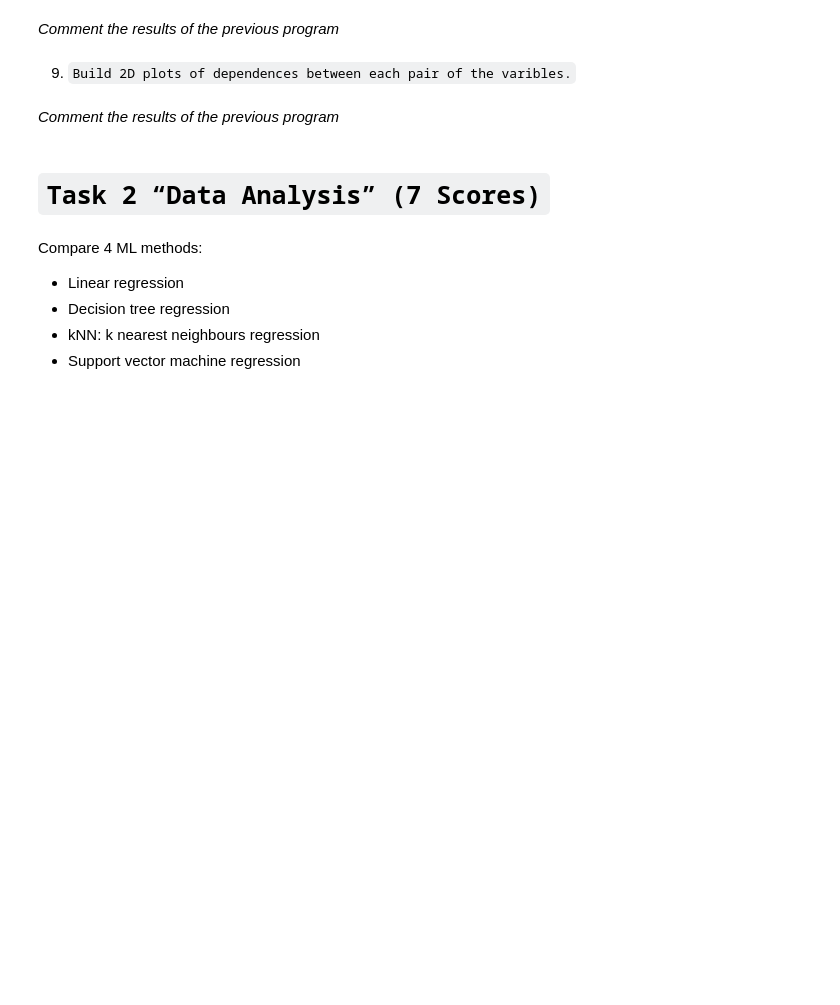
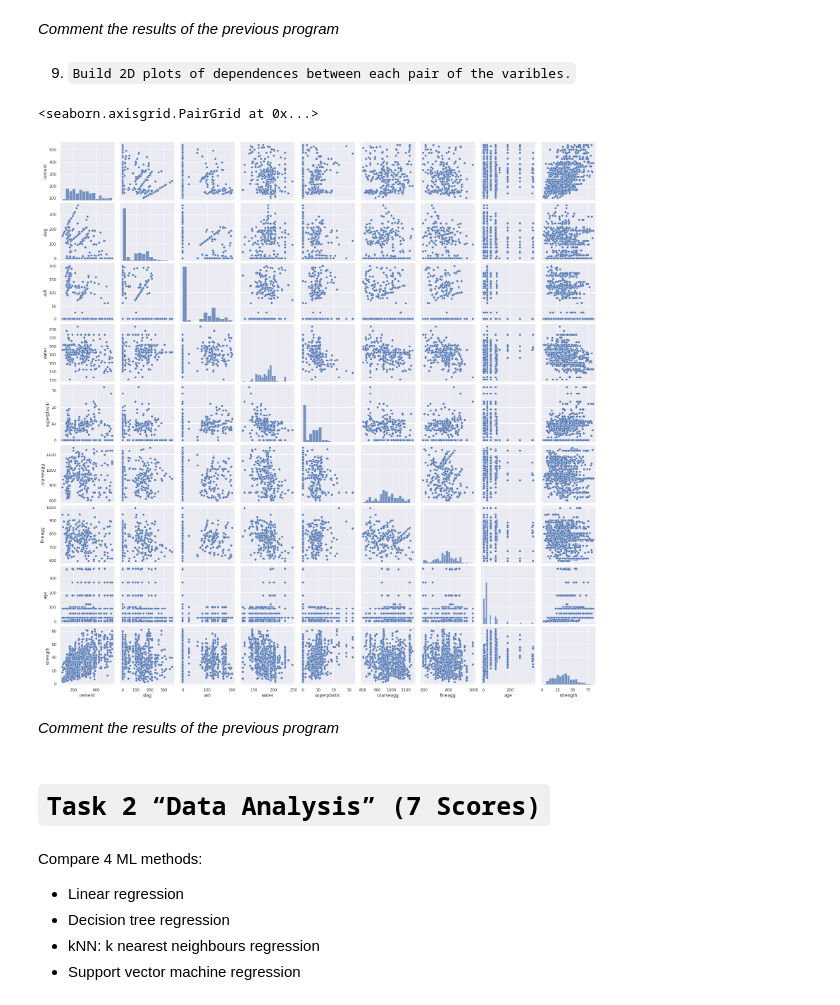
Before and after one commit to AliButt104/A1.1, a Jupyter notebook: Copy_of_Copy_of_Regression_template.ipynb, the cells around one changed output. Drawn from its saved outputs; the diff is of its cells as text; code cells hidden in the pictures; blank space fills up the shorter version.

```diff
--- a/Copy_of_Copy_of_Regression_template.ipynb
+++ b/Copy_of_Copy_of_Regression_template.ipynb
@@ -80,3 +125,8 @@ df
+# %%
+sbn.pairplot(daf)
+# %% [output]
+<seaborn.axisgrid.PairGrid at 0x...>
+[figure, added]
 # %% [markdown]
 *Comment the results of the previous program*
 # %% [markdown]
```
Also changed, not shown: parts of 31 cells of this notebook.
